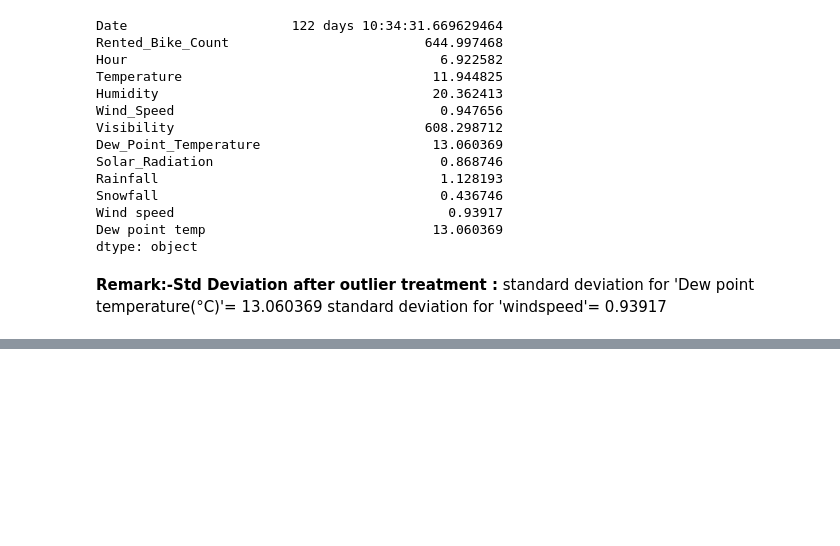
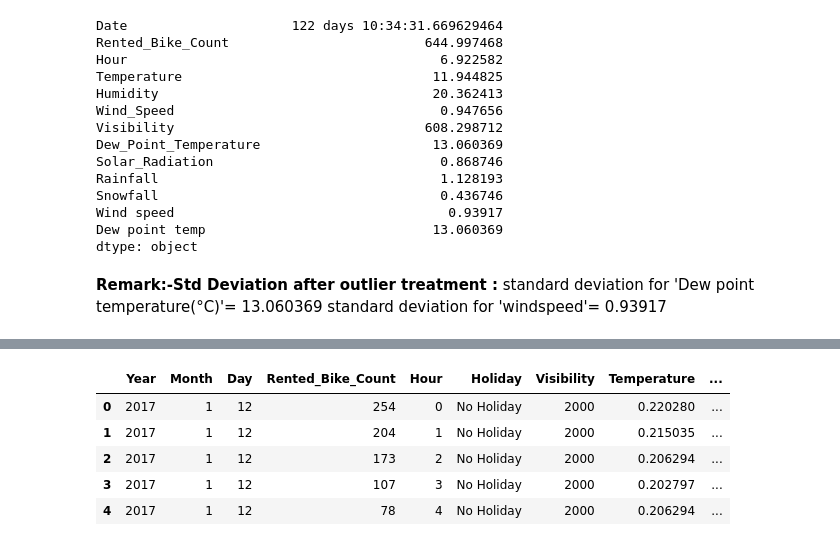
Before and after one commit to Sara19598/Seoul-Bike-Rental-Prediction---ML-Supervised, a Jupyter notebook: Bike_Sharing_Demand_Prediction_Poonam.ipynb, the cells around one changed output, grey strips where cells are left out. Saved outputs shown, nothing was run; the diff lists cells and outputs as text; code cells hidden in the pictures; blank space fills up the shorter version.

```diff
--- a/Bike_Sharing_Demand_Prediction_Poonam.ipynb
+++ b/Bike_Sharing_Demand_Prediction_Poonam.ipynb
@@ -449,0 +630,10 @@ standard deviation for 'windspeed'= 0.93917
+# %%
+# To view the dataset after dropping columns-
+bike_df.head()
+# %% [output]
+|  | Year | Month | Day | Rented_Bike_Count | Hour | Holiday | Visibility | Temperature | ... |
+| 0 | 2017 | 1 | 12 | 254 | 0 | No Holiday | 2000 | 0.220280 | ... |
+| 1 | 2017 | 1 | 12 | 204 | 1 | No Holiday | 2000 | 0.215035 | ... |
+| 2 | 2017 | 1 | 12 | 173 | 2 | No Holiday | 2000 | 0.206294 | ... |
+| 3 | 2017 | 1 | 12 | 107 | 3 | No Holiday | 2000 | 0.202797 | ... |
+| 4 | 2017 | 1 | 12 | 78 | 4 | No Holiday | 2000 | 0.206294 | ... |
```
Also changed, not shown: parts of 25 cells of this notebook.
